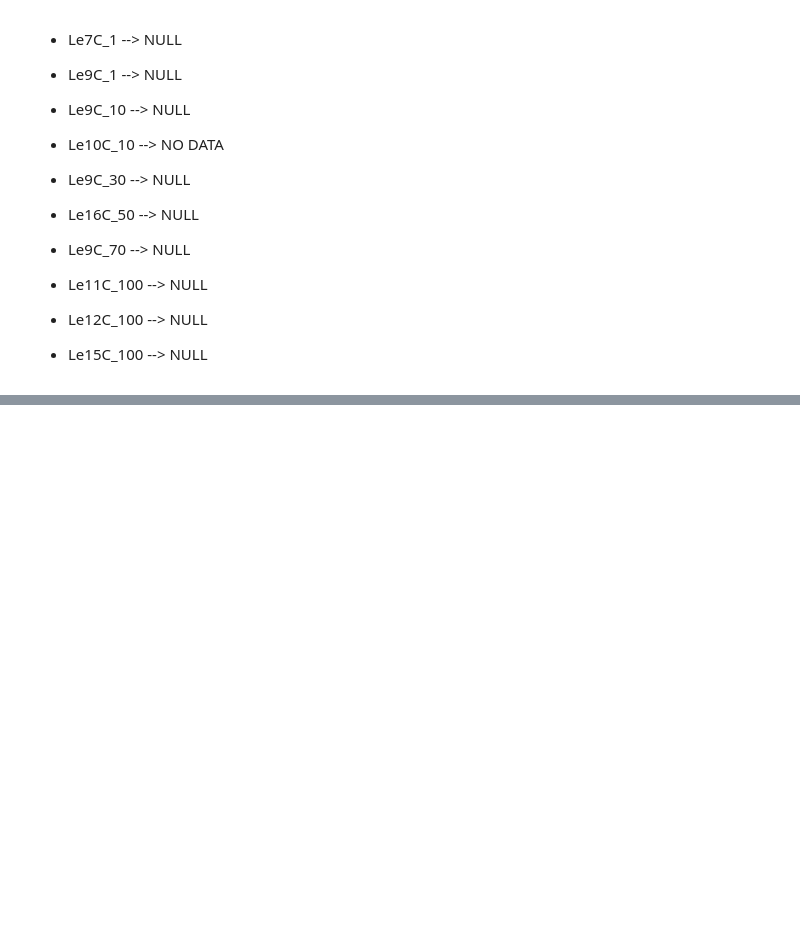
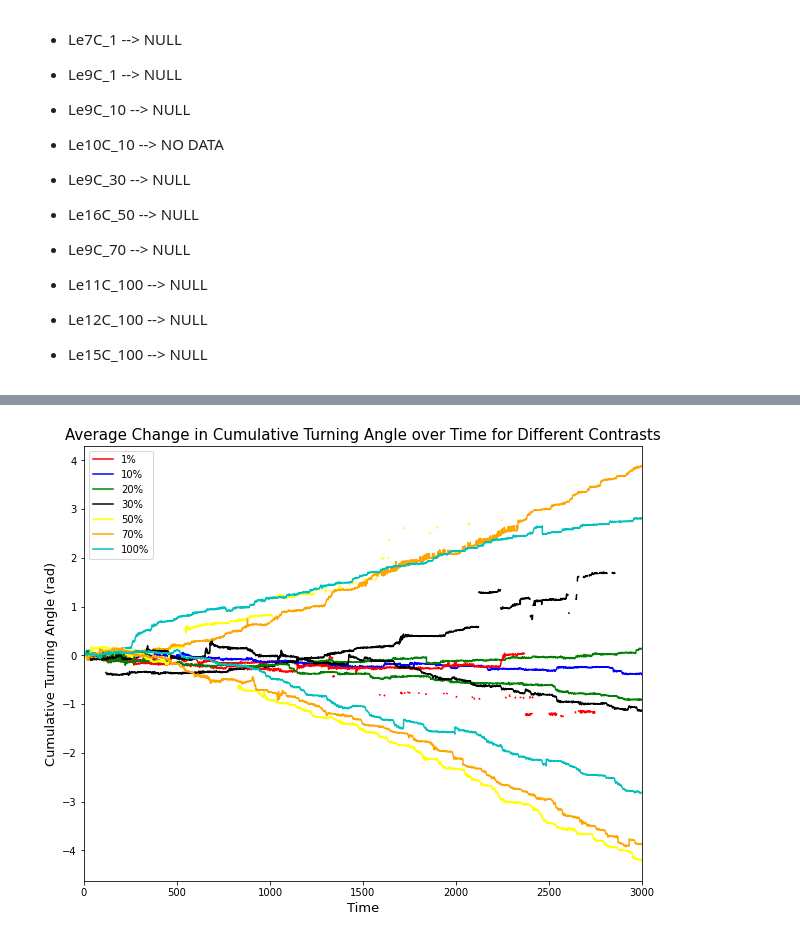
Before and after one commit to katarzyna-kupczyk/Effects-of-Methionine-on-the-OMR-in-Zebrafish-Larvae, a Jupyter notebook: notebooks/Analysis_E2_PM.ipynb, the cells around one changed output, grey strips where cells are left out. Drawn from its saved outputs; the diff is of its cells as text; code cells hidden in the pictures; blank space fills up the shorter version.

```diff
--- a/notebooks/Analysis_E2_PM.ipynb
+++ b/notebooks/Analysis_E2_PM.ipynb
@@ -223,0 +225,24 @@ for c in ['1','10','20','30','50','70','100']:
+# %%
+fig, ax = plt.subplots(1,1,figsize=(10,8))
+plt.title("Average Change in Cumulative Turning Angle over Time for Different Contrasts",fontsize=15)
+ax.set_xlabel("Time",fontsize=13)
+ax.set_ylabel("Cumulative Turning Angle (rad)",fontsize=13)
+ax.set_xlim(0,3000)
+ax.plot(avg_LeC1_trajectory,c="r",label='1%')
+ax.plot(avg_LeC10_trajectory,c="b",label='10%')
+ax.plot(avg_LeC20_trajectory,c="g",label='20%')
+ax.plot(avg_LeC30_trajectory,c="k",label='30%')
+ax.plot(avg_LeC50_trajectory,c="yellow",label='50%')
+ax.plot(avg_LeC70_trajectory,c="orange",label='70%')
+ax.plot(avg_LeC100_trajectory,c="c",label='100%')
+ax.plot(avg_ReC1_trajectory,c="r")
+ax.plot(avg_ReC10_trajectory,c="b")
+ax.plot(avg_ReC20_trajectory,c="g")
+ax.plot(avg_ReC30_trajectory,c="k")
+ax.plot(avg_ReC50_trajectory,c="yellow")
+ax.plot(avg_ReC70_trajectory,c="orange")
+ax.plot(avg_ReC100_trajectory,c="c")
+plt.legend()
+plt.show()
+# %% [output]
+[figure, added]
```
Also changed, not shown: parts of 5 cells of this notebook, 13 other files.
